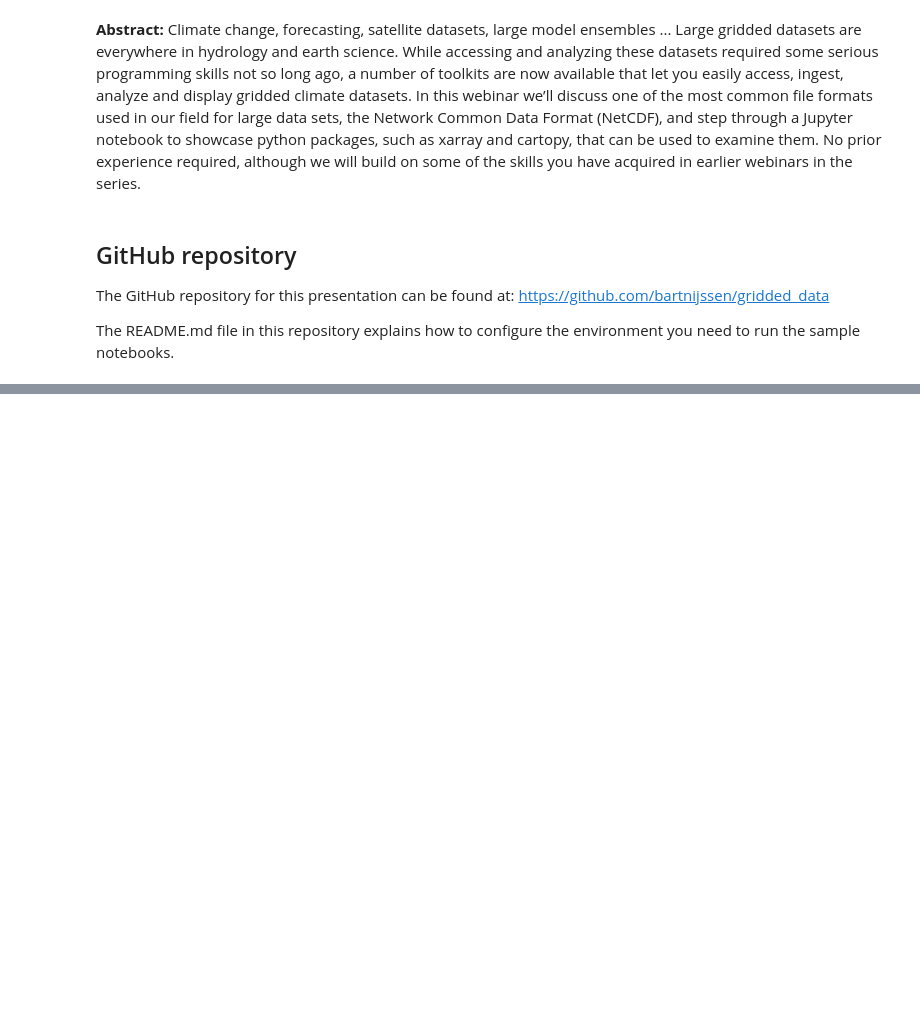
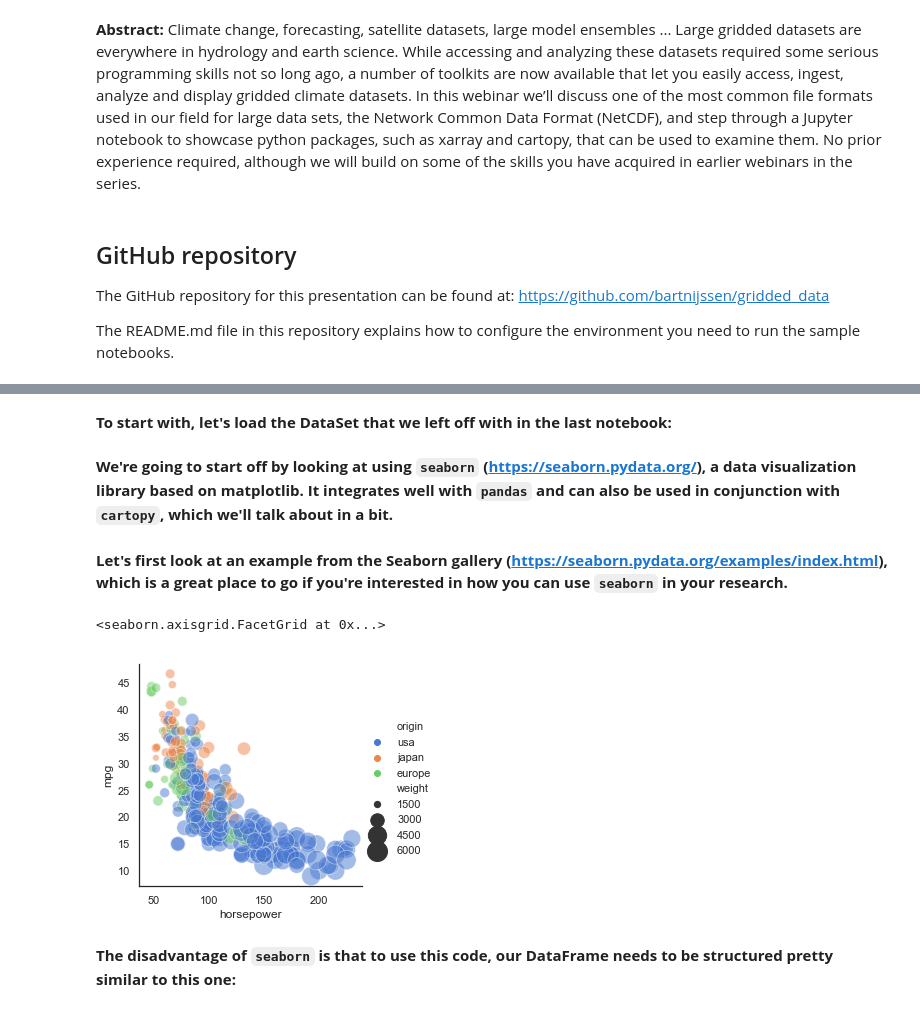
Before and after one commit to waterhackweek/gridded_data, a Jupyter notebook: gridded_data_3_cartopy_and_seaborn.ipynb, the cells around one changed output, grey strips where cells are left out. Drawn from its saved outputs; the diff is of its cells as text; code cells hidden in the pictures; blank space fills up the shorter version.

Commit message:
add cartopy and seaborn tutorial and modify the xarray one

```diff
--- a/gridded_data_3_cartopy_and_seaborn.ipynb
+++ b/gridded_data_3_cartopy_and_seaborn.ipynb
@@ -27,0 +44,2 @@ The README.md file in this repository explains how to configure the environment
+# %% [markdown]
+__To start with, let's load the DataSet that we left off with in the last notebook:__
@@ -27,0 +49,20 @@ The README.md file in this repository explains how to configure the environment
+# %% [markdown]
+ __We're going to start off by looking at using `seaborn` (https://seaborn.pydata.org/), a data visualization library based on matplotlib. It integrates well with `pandas` and can also be used in conjunction with `cartopy`, which we'll talk about in a bit.__
+# %% [markdown]
+__Let's first look at an example from the Seaborn gallery (https://seaborn.pydata.org/examples/index.html), which is a great place to go if you're interested in how you can use `seaborn` in your research.__
+# %%
+sns.set(style="white")
+# plt.figure(figsize=(8, 4))
+
+# Load the example mpg dataset
+mpg = sns.load_dataset("mpg")
+
+# Plot miles per gallon against horsepower with other semantics
+sns.relplot(x="horsepower", y="mpg", hue="origin", size="weight",
+            sizes=(40, 400), alpha=.5, palette="muted",
+            height=4, data=mpg)
+# %% [output]
+<seaborn.axisgrid.FacetGrid at 0x...>
+[figure, added]
+# %% [markdown]
+__The disadvantage of `seaborn` is that to use this code, our DataFrame needs to be structured pretty similar to this one:__
```
Also changed, not shown: parts of 28 cells of this notebook, 1 other file.
